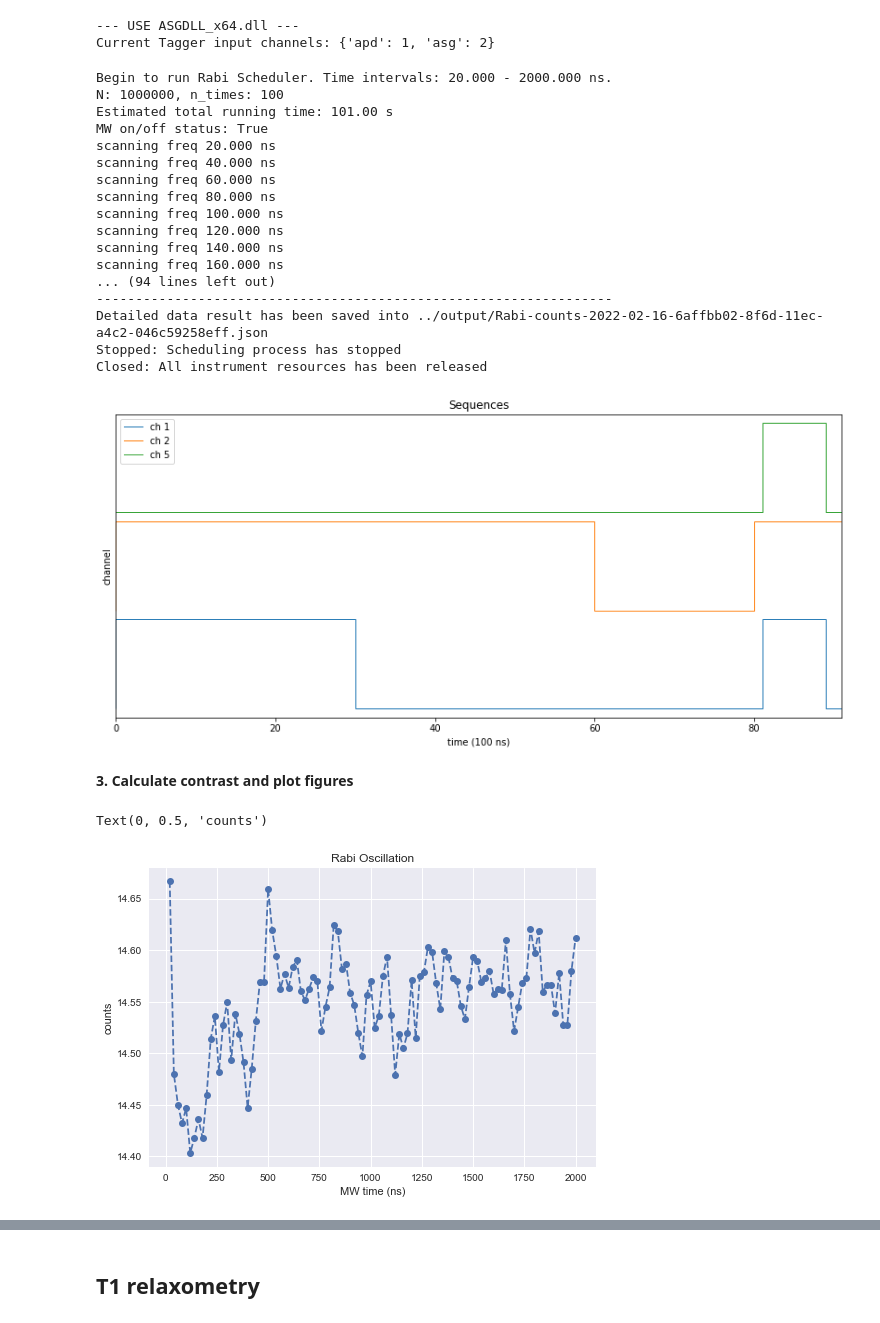
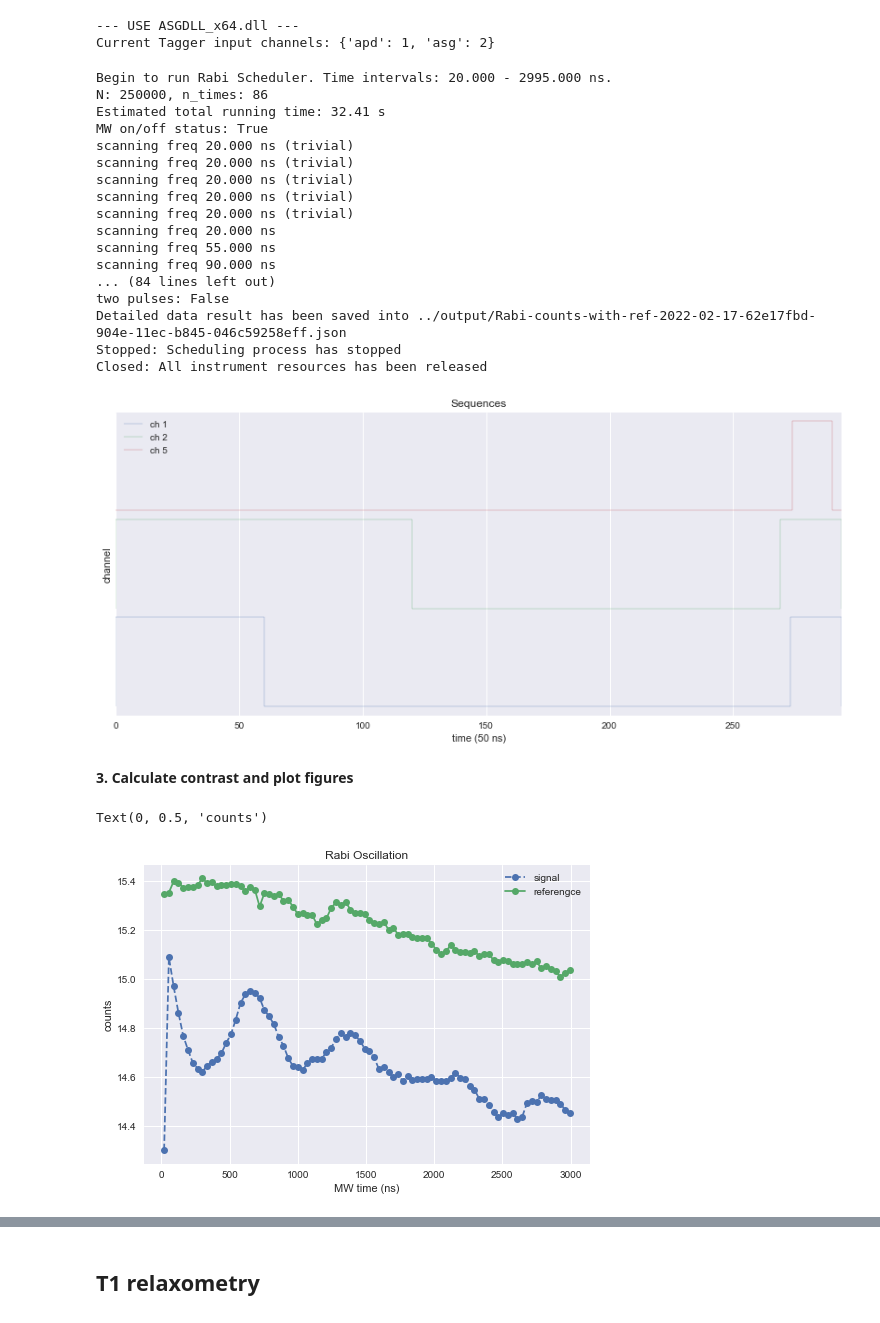
Before and after one commit to Youngcius/odmactor, a Jupyter notebook: project/tutorial/time-odmr.ipynb, the cells around one changed output, grey strips where cells are left out. Saved outputs shown, nothing was run; the diff lists cells and outputs as text; code cells hidden in the pictures.

Commit message:
ramsey result

```diff
--- a/project/tutorial/time-odmr.ipynb
+++ b/project/tutorial/time-odmr.ipynb
@@ -104,31 +118,30 @@ Text(0, 0.5, 'Count')
 # %%
 
 t_start = 20
-t_end = 2000
-t_step = 20
+t_end = 3000
+t_step = 35
 
 t_init = 3e3
 inter_init_mw = 3000
 inter_mw_read = 200
 
-t_read_sig  = 800
+t_read_sig = 800
+pre_read = 50
 
+N = int(1e6 / 4)
 
-N = int(1e6)
-
-p = 15
-f = 2.86 * C.giga
+p = 12
+f = 2.852 * C.giga
 # %% [markdown]
 **2. Construct a Rabi measurement Scheduler and run**
 # %%
-scheduler = RabiScheduler(mw_ttl=0)
+scheduler = RabiScheduler(mw_ttl=0, with_ref=True, epoch_omit=5)
 scheduler.configure_mw_paras(power=p, freq=f)
-scheduler.configure_odmr_seq(t_init,  t_read_sig, inter_init_mw=inter_init_mw,inter_mw_read =inter_mw_read , N=N)
+scheduler.configure_odmr_seq(t_init, t_read_sig, pre_read=pre_read, inter_init_mw=inter_init_mw,
+                             inter_mw_read=inter_mw_read, N=N)
 scheduler.set_delay_times(t_start, t_end, t_step)
 scheduler.configure_tagger_counting(reader='cbm')
 
-
-
 # scheduler.asg_dwell
 # %% [output]
 --- USE ASGDLL_x64.dll ---
@@ -138,27 +151,28 @@ scheduler.run_scanning()
 
 scheduler.close()
 # %% [output]
-Begin to run Rabi Scheduler. Time intervals: 20.000 - 2000.000 ns.
-N: 1000000, n_times: 100
-Estimated total running time: 101.00 s
+Begin to run Rabi Scheduler. Time intervals: 20.000 - 2995.000 ns.
+N: 250000, n_times: 86
+Estimated total running time: 32.41 s
 MW on/off status: True
+scanning freq 20.000 ns (trivial)
+scanning freq 20.000 ns (trivial)
+scanning freq 20.000 ns (trivial)
+scanning freq 20.000 ns (trivial)
+scanning freq 20.000 ns (trivial)
 scanning freq 20.000 ns
-scanning freq 40.000 ns
-scanning freq 60.000 ns
-scanning freq 80.000 ns
-scanning freq 100.000 ns
-scanning freq 120.000 ns
-scanning freq 140.000 ns
-scanning freq 160.000 ns
-... (94 lines left out)
-------------------------------------------------------------------
-Detailed data result has been saved into ../output/Rabi-counts-2022-02-16-6affbb02-8f6d-11ec-a4c2-046c59258eff.json
+scanning freq 55.000 ns
+scanning freq 90.000 ns
+... (84 lines left out)
+two pulses: False
+Detailed data result has been saved into ../output/Rabi-counts-with-ref-2022-02-17-62e17fbd-904e-11ec-b845-046c59258eff.json
 Stopped: Scheduling process has stopped
 Closed: All instrument resources has been released
 # %%
-#fig = scheduler.sequences_figure
+scheduler._gene_pseudo_detect_seq()
+fig = scheduler.sequences_figure
 # %% [output]
-[figure, old version]
+[figure, new version]
 # %% [markdown]
 **3. Calculate contrast and plot figures**
 # %%
@@ -168,11 +182,13 @@ counts_sig_ref = scheduler.result  # [times, counts, counts_ref]
 # %%
 # plot_rabi(counts_sig_ref[0], counts_sig_ref[1])
 plt.style.use('seaborn')
 #plt.vlines(210, 13.6,14)
-plt.plot(counts_sig_ref[0], counts_sig_ref[1], 'o--')
+plt.plot(counts_sig_ref[0], counts_sig_ref[1], 'o--', label='signal')
+plt.plot(counts_sig_ref[0], counts_sig_ref[2], 'o-', label='referengce')
+plt.legend()
 plt.title('Rabi Oscillation')
 plt.xlabel('MW time (ns)')
 plt.ylabel('counts')
 # %% [output]
 Text(0, 0.5, 'counts')
-[figure, old version]
+[figure, new version]
```
Also changed, not shown: parts of 14 cells of this notebook, 4 other files.
